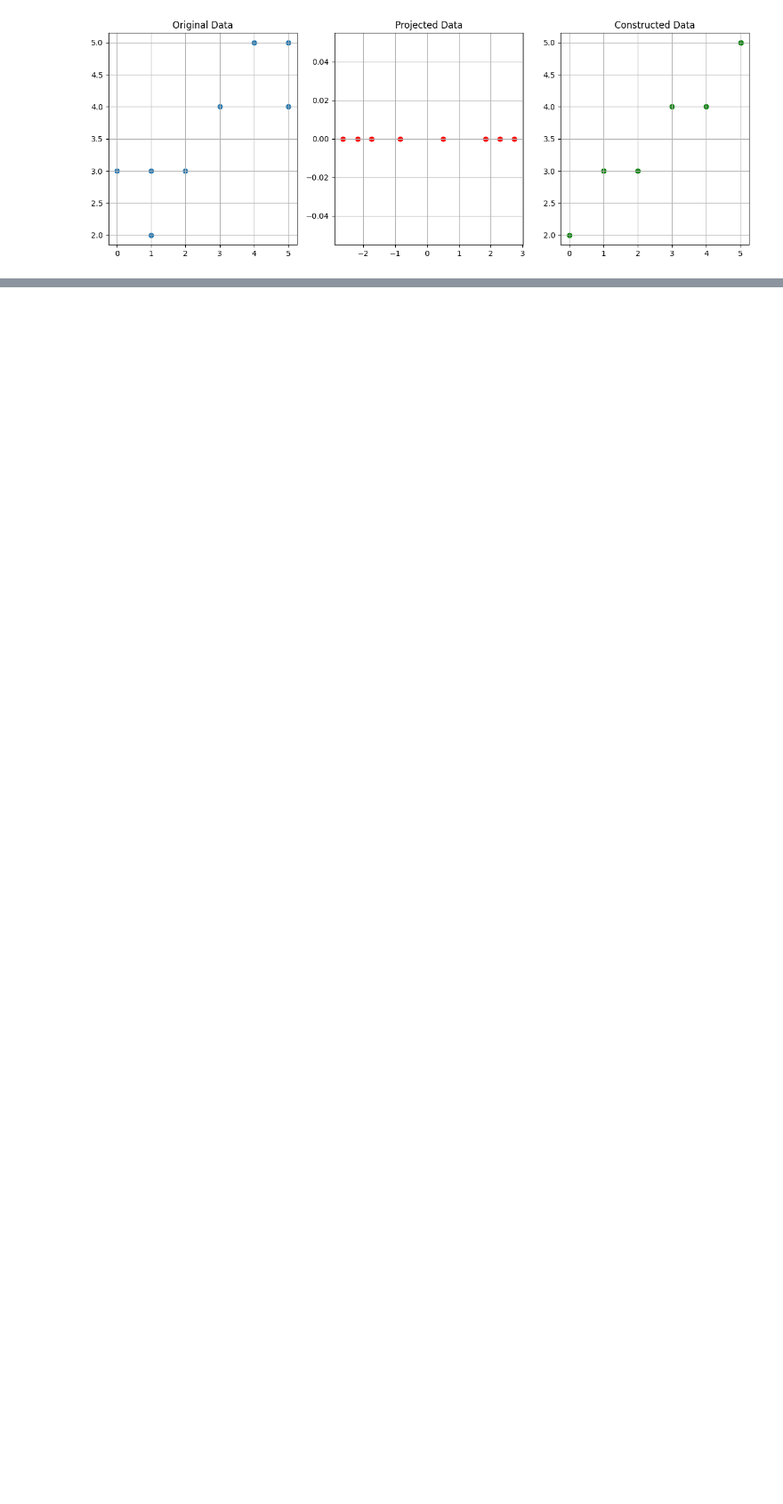
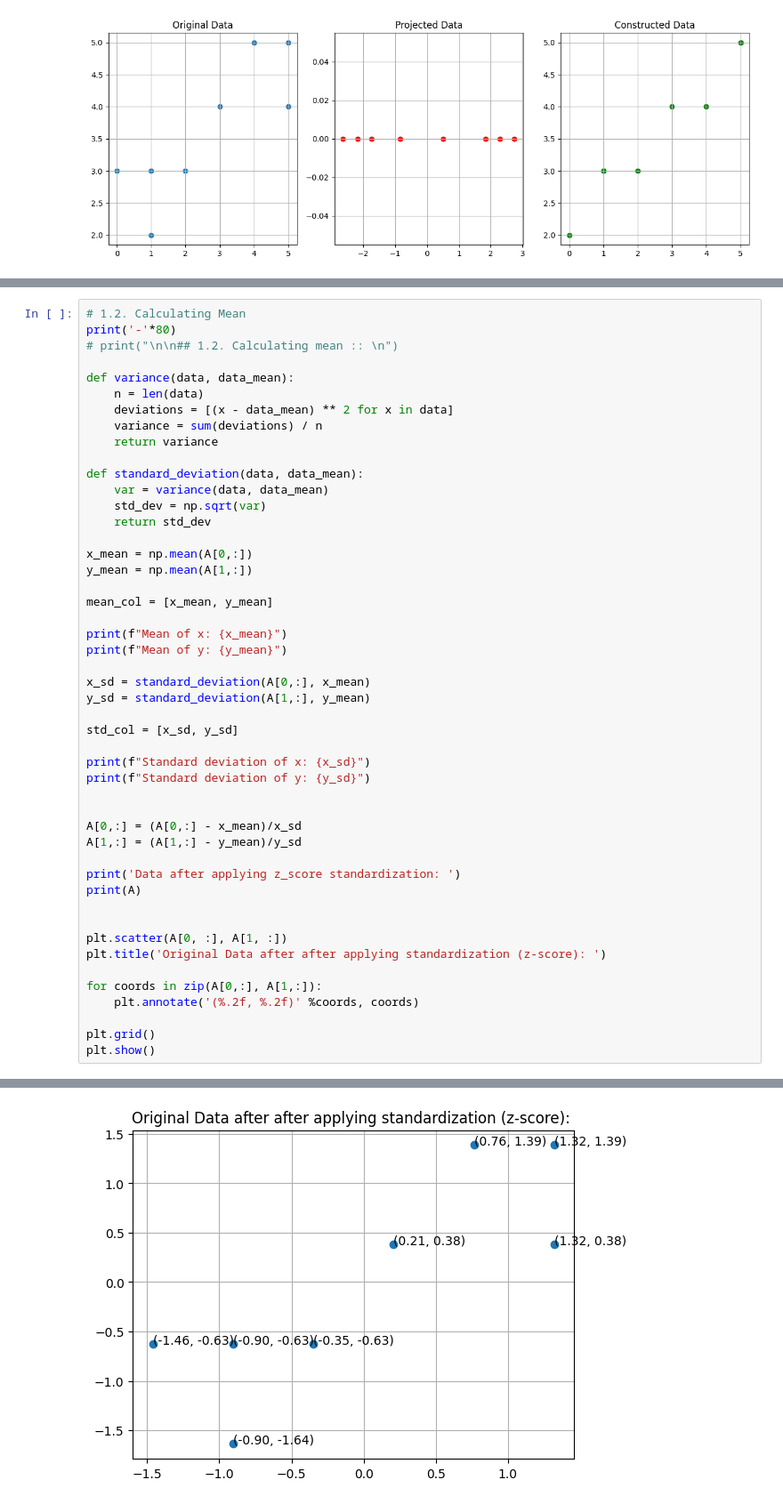
Before and after one commit to abhishekj-growexxer/Principal-Component-Analysis-PCA-, a Jupyter notebook: PCA.ipynb, the cells around one changed output, grey strips where cells are left out. Shown at 89% size. Cells and saved outputs as stored; diff of their text form; blank space fills up the shorter version.

Commit message:
UPDATE PCA.ipynb-Added z-score method

```diff
--- a/PCA.ipynb
+++ b/PCA.ipynb
@@ -364,0 +418,49 @@ It means that we are able to capture the original data by reducing the dimension
+# %%
+# 1.2. Calculating Mean
+print('-'*80)
+# print("\n\n## 1.2. Calculating mean :: \n")
+
+def variance(data, data_mean):
+    n = len(data)
+    deviations = [(x - data_mean) ** 2 for x in data]
+    variance = sum(deviations) / n
+    return variance
+
+def standard_deviation(data, data_mean):
+    var = variance(data, data_mean)
+    std_dev = np.sqrt(var)
+    return std_dev
+
+x_mean = np.mean(A[0,:])
+y_mean = np.mean(A[1,:])
+
+mean_col = [x_mean, y_mean]
+
+print(f"Mean of x: {x_mean}")
+print(f"Mean of y: {y_mean}")
+
+x_sd = standard_deviation(A[0,:], x_mean)
+y_sd = standard_deviation(A[1,:], y_mean)
+
+std_col = [x_sd, y_sd]
+
+print(f"Standard deviation of x: {x_sd}")
+print(f"Standard deviation of y: {y_sd}")
+
+
+A[0,:] = (A[0,:] - x_mean)/x_sd
+A[1,:] = (A[1,:] - y_mean)/y_sd
+
+print('Data after applying z_score standardization: ')
+print(A)
+
+
+plt.scatter(A[0, :], A[1, :])
+plt.title('Original Data after after applying standardization (z-score): ')
+
+for coords in zip(A[0,:], A[1,:]):
+    plt.annotate('(%.2f, %.2f)' %coords, coords)
+
+plt.grid()
+plt.show()
+# %% [output]
@@ -364,0 +477 @@ It means that we are able to capture the original data by reducing the dimension
+[figure, added]
```
Also changed, not shown: parts of 4 cells of this notebook.
